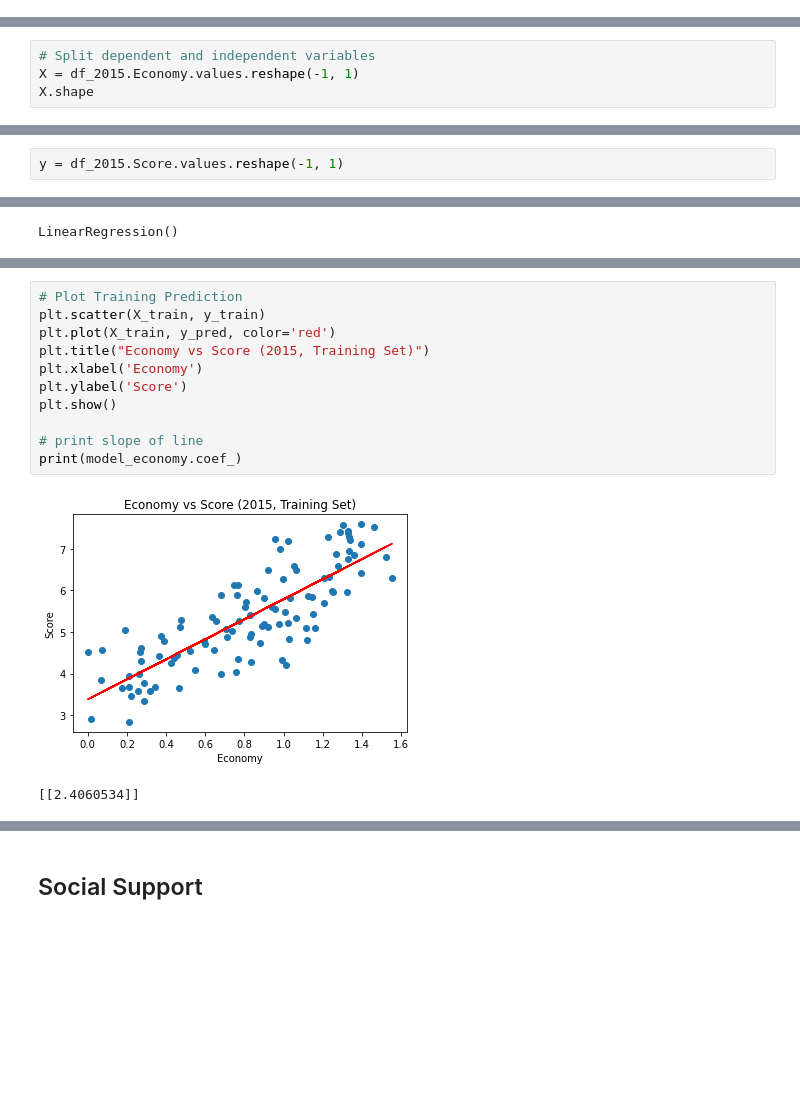
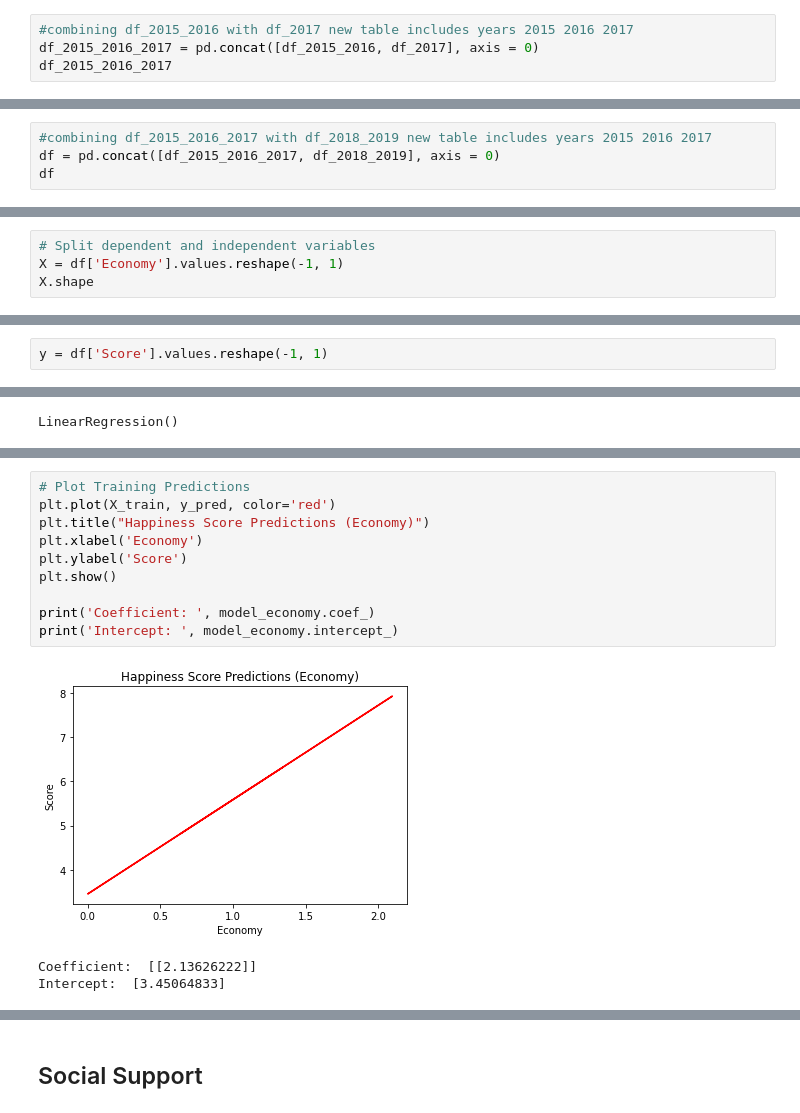
Before and after one commit to vyu821/world-happiness-analysis, a Jupyter notebook: happiness_machine_learning_model.ipynb, the cells around one changed output, grey strips where cells are left out. Drawn from its saved outputs; the diff is of its cells as text; blank space fills up the shorter version.

```diff
--- a/happiness_machine_learning_model.ipynb
+++ b/happiness_machine_learning_model.ipynb
@@ -162,0 +209,4 @@ df_2019.head()
+# %%
+#combining df_2015_2016 with df_2017 new table includes years 2015 2016 2017
+df_2015_2016_2017 = pd.concat([df_2015_2016, df_2017], axis = 0)
+df_2015_2016_2017
@@ -162,0 +227,4 @@ df_2019.head()
+# %%
+#combining df_2015_2016_2017 with df_2018_2019 new table includes years 2015 2016 2017
+df = pd.concat([df_2015_2016_2017, df_2018_2019], axis = 0)
+df
@@ -519,5 +333,5 @@ Build, train and test Linear Regression models for all factors that presented li
 # %%
 # Split dependent and independent variables
-X = df_2015.Economy.values.reshape(-1, 1)
+X = df['Economy'].values.reshape(-1, 1)
 X.shape
 # %% [output]
@@ -525,5 +339,5 @@ X.shape
 # %%
-y = df_2015.Score.values.reshape(-1, 1)
+y = df['Score'].values.reshape(-1, 1)
 # %%
 # Splitting the dataset into the Training set and Test set
 X_train, X_test, y_train, y_test = train_test_split(X, y, test_size=1/3, random_state=0)
@@ -546,14 +358,14 @@ print(y_pred.shape)
 # %%
-# Plot Training Prediction
-plt.scatter(X_train, y_train)
+# Plot Training Predictions
 plt.plot(X_train, y_pred, color='red')
-plt.title("Economy vs Score (2015, Training Set)")
+plt.title("Happiness Score Predictions (Economy)")
 plt.xlabel('Economy')
 plt.ylabel('Score')
 plt.show()
 
-# print slope of line
-print(model_economy.coef_)
+print('Coefficient: ', model_economy.coef_)
+print('Intercept: ', model_economy.intercept_)
 # %% [output]
-[figure, old version]
+[figure, new version]
-[[2.4060534]]
+Coefficient:  [[2.13626222]]
+Intercept:  [3.45064833]
```
Also changed, not shown: parts of 227 cells of this notebook.
